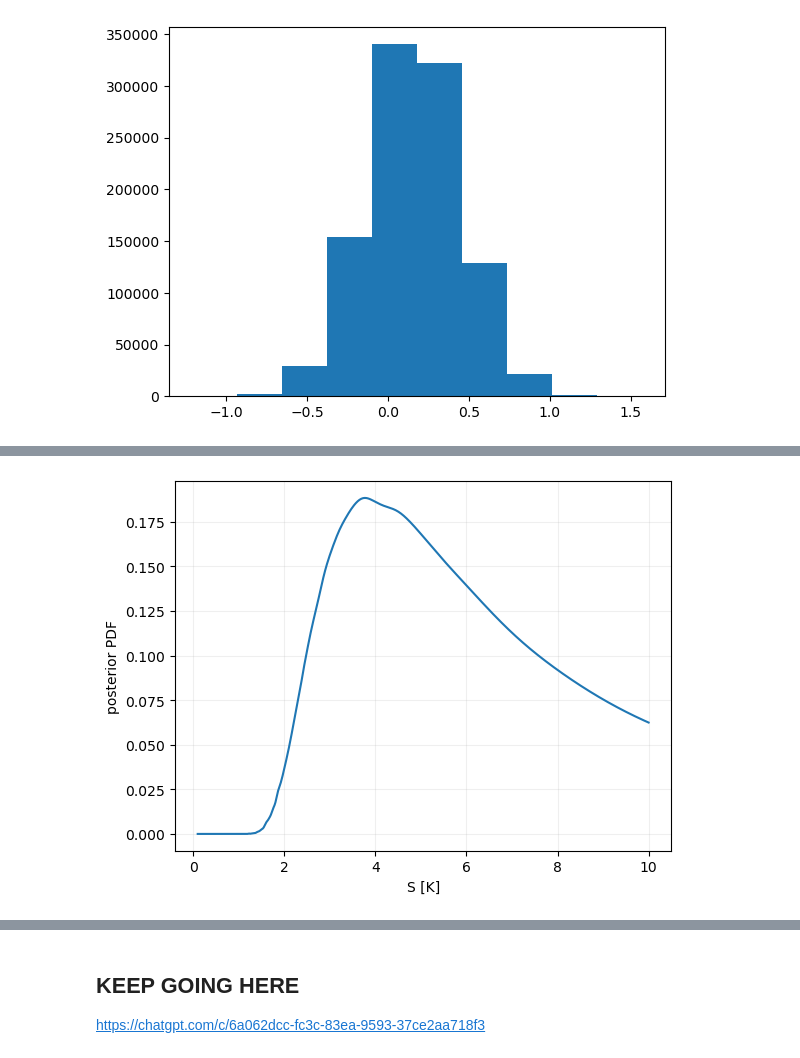
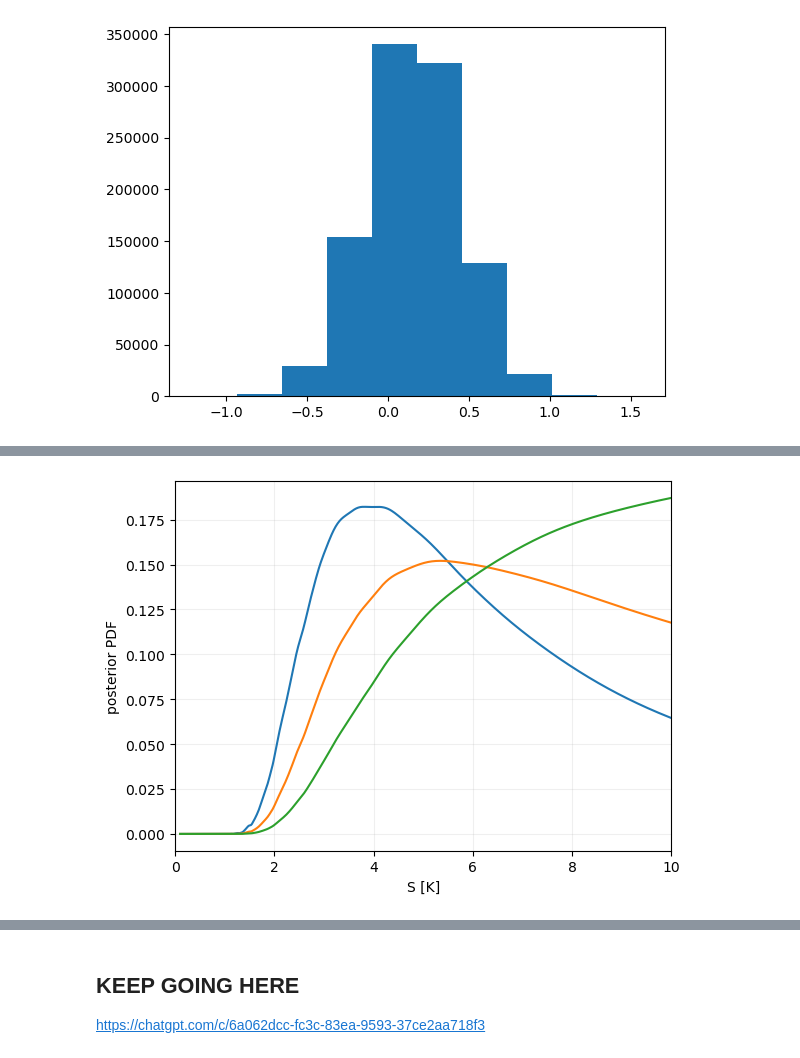
Before and after one commit to vtcooper/bayecs, a Jupyter notebook: grl_eei.ipynb, the cells around one changed output, grey strips where cells are left out. Drawn from its saved outputs; the diff is of its cells as text; code cells hidden in the pictures.

```diff
--- a/grl_eei.ipynb
+++ b/grl_eei.ipynb
@@ -315,17 +372,27 @@ plt.show()
 # %%
 prior_mask = (lam_from_S >= -10) & (lam_from_S <= 10)
 
 post_S = np.zeros_like(S_grid)
+
 post_S[prior_mask] = kde(lam_from_S[prior_mask]) * 3.93 / S_grid[prior_mask]**2
-
 ## normalize area to 1
 post_S = post_S / np.trapezoid(post_S, S_grid)
+plt.plot(S_grid, post_S, label='Uniform $\lambda$')
 
-plt.plot(S_grid, post_S)
+post_S[prior_mask] = kde(lam_from_S[prior_mask]) * 3.93 / S_grid[prior_mask]
+## normalize area to 1
+post_S = post_S / np.trapezoid(post_S, S_grid)
+plt.plot(S_grid, post_S, label='Log-uniform $\lambda$ and $S$')
+
+post_S[prior_mask] = kde(lam_from_S[prior_mask]) * 3.93 / 1
+## normalize area to 1
+post_S = post_S / np.trapezoid(post_S, S_grid)
+plt.plot(S_grid, post_S, label='Uniform $S$')
+
 plt.grid(alpha=0.2)
 plt.xlabel("S [K]")
 plt.ylabel("posterior PDF")
 plt.xlim(0, 10)
 plt.show()
 # %% [output]
-[figure, old version]
+[figure, new version]
```
Also changed, not shown: parts of 11 cells of this notebook.
